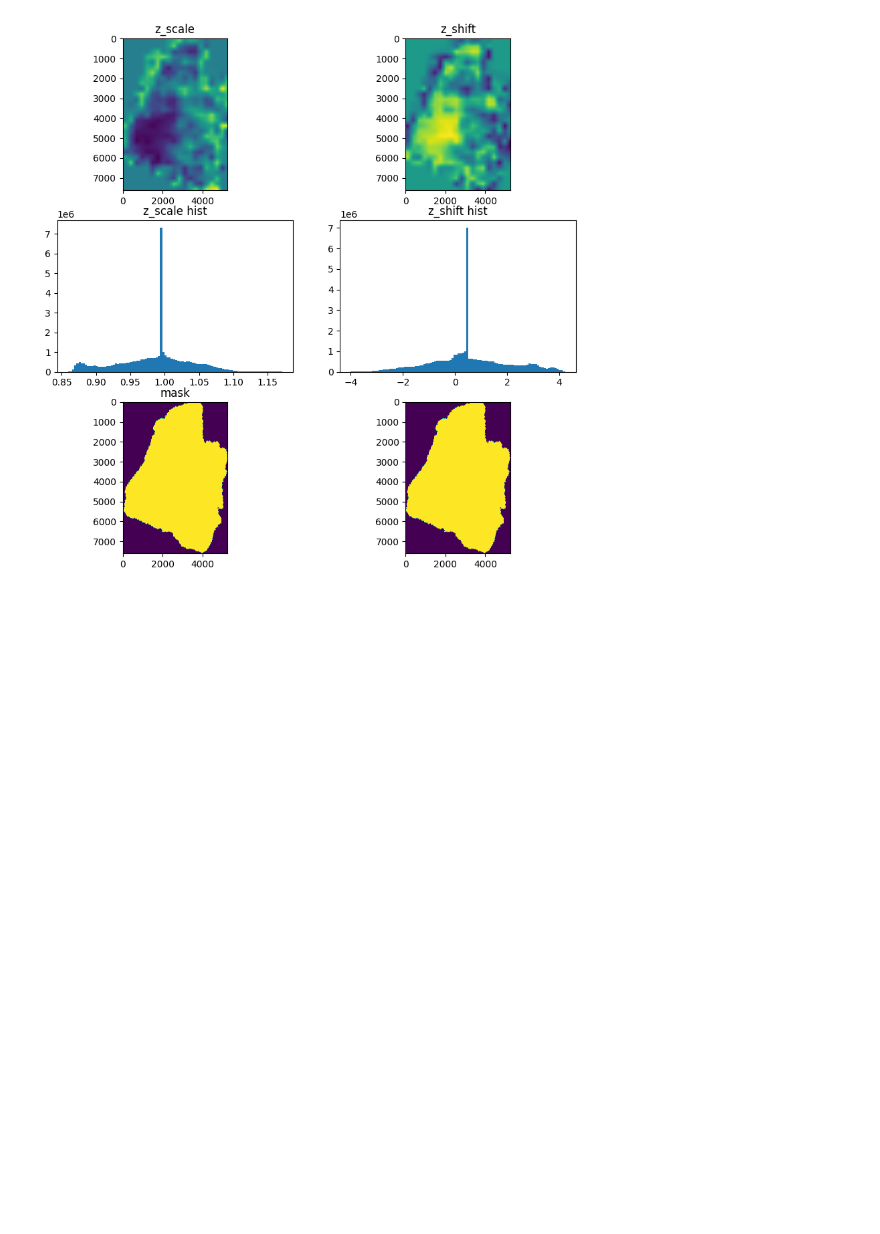
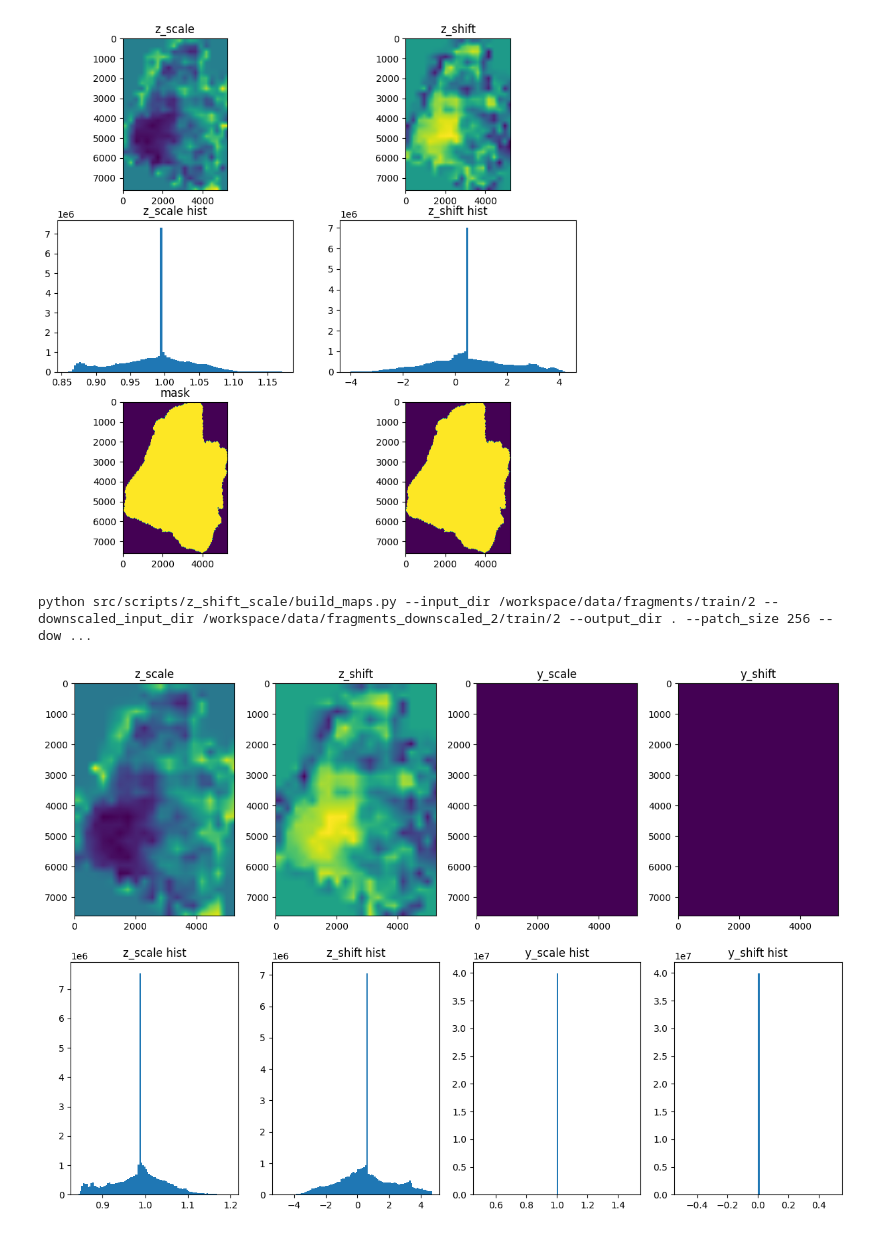
Before and after one commit to mkotyushev/scrolls, a Jupyter notebook: src/notebooks/inference_z_start.ipynb, the cells around one changed output. Cells and saved outputs as stored; diff of their text form; code cells hidden in the pictures; blank space fills up the shorter version.

```diff
--- a/src/notebooks/inference_z_start.ipynb
+++ b/src/notebooks/inference_z_start.ipynb
@@ -157,3 +157,40 @@ python src/scripts/z_shift_scale/build_maps.py --input_dir /workspace/data/fragm
 [figure]
 [figure]
 [figure]
+# %%
+plt.close('all')
+
+fragment_dirs = [
+    '/workspace/scrolls',
+]
+
+for fragment_dir in fragment_dirs:
+    with open(f'{fragment_dir}/z_shift_scale_args.txt', 'r') as f:
+        run_command = f.read()
+    z_scale = np.load(f'{fragment_dir}/z_scale.npy')
+    z_shift = np.load(f'{fragment_dir}/z_shift.npy')
+    y_shift = np.load(f'{fragment_dir}/y_shift.npy')
+    y_scale = np.load(f'{fragment_dir}/y_scale.npy')
+
+    print(run_command)
+
+    fig, axes = plt.subplots(2, 4, figsize=(15, 10))
+    axes[0, 0].imshow(z_scale)
+    axes[0, 0].set_title('z_scale')
+    axes[0, 1].imshow(z_shift)
+    axes[0, 1].set_title('z_shift')
+    axes[0, 2].imshow(y_scale)
+    axes[0, 2].set_title('y_scale')
+    axes[0, 3].imshow(y_shift)
+    axes[0, 3].set_title('y_shift')
+    axes[1, 0].hist(z_scale.flatten(), bins=100)
+    axes[1, 0].set_title('z_scale hist')
+    axes[1, 1].hist(z_shift.flatten(), bins=100)
+    axes[1, 1].set_title('z_shift hist')
+    axes[1, 2].hist(y_scale.flatten(), bins=100)
+    axes[1, 2].set_title('y_scale hist')
+    axes[1, 3].hist(y_shift.flatten(), bins=100)
+    axes[1, 3].set_title('y_shift hist')
+# %% [output]
+python src/scripts/z_shift_scale/build_maps.py --input_dir /workspace/data/fragments/train/2 --downscaled_input_dir /workspace/data/fragments_downscaled_2/train/2 --output_dir . --patch_size 256 --dow ...
+[figure, added]
```
Also changed, not shown: parts of 1 cell of this notebook, 5 other files.
